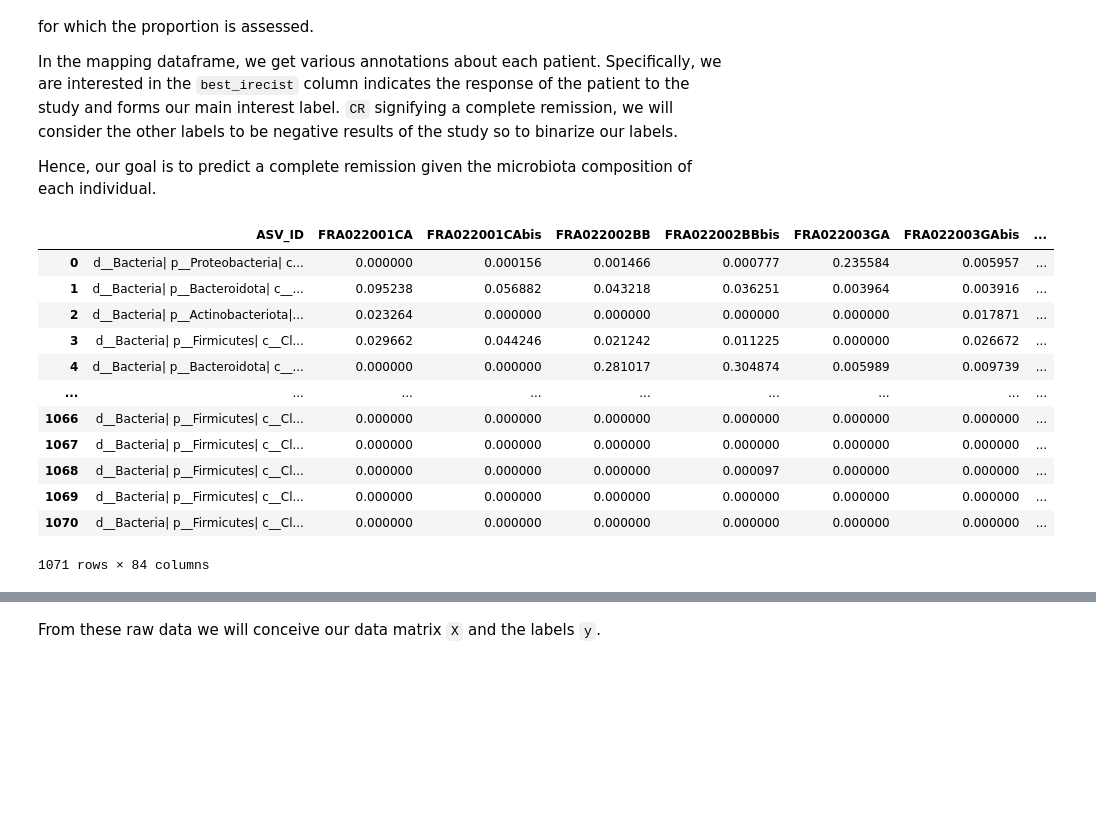
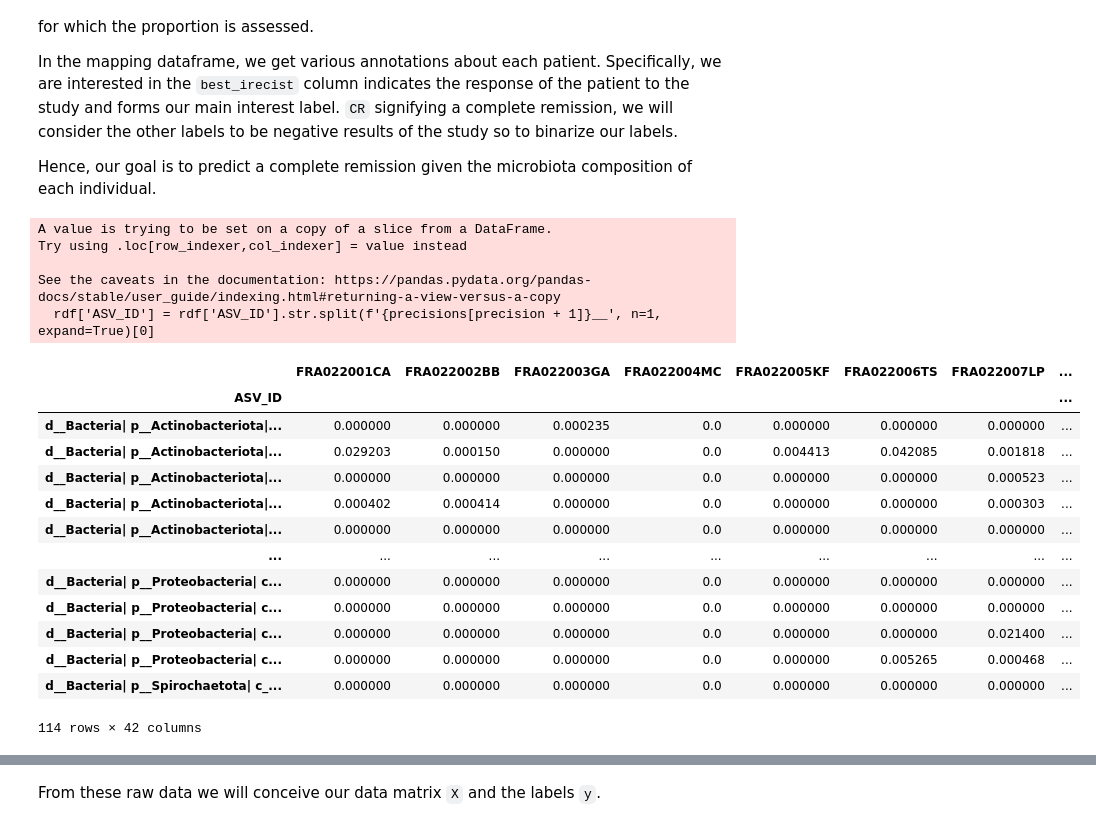
Before and after one commit to AlexandreChaussard/Stage-Microbiote, a Jupyter notebook: Expectation-Maximization/data_exploration.ipynb, the cells around one changed output, grey strips where cells are left out. Drawn from its saved outputs; the diff is of its cells as text; code cells hidden in the pictures; blank space fills up the shorter version.

```diff
--- a/Expectation-Maximization/data_exploration.ipynb
+++ b/Expectation-Maximization/data_exploration.ipynb
@@ -20,22 +20,28 @@ In the mapping dataframe, we get various annotations about each patient. Specifi
 
 Hence, our goal is to predict a complete remission given the microbiota composition of each individual.
 # %%
-df = dataloader.get_NIPICOL('src/data')
+df = dataloader.get_NIPICOL(4, 'src/data')
 df
 # %% [output]
+A value is trying to be set on a copy of a slice from a DataFrame.
+Try using .loc[row_indexer,col_indexer] = value instead
+
+See the caveats in the documentation: https://pandas.pydata.org/pandas-docs/stable/user_guide/indexing.html#returning-a-view-versus-a-copy
+  rdf['ASV_ID'] = rdf['ASV_ID'].str.split(f'{precisions[precision + 1]}__', n=1, expand=True)[0]
-|  | ASV_ID | FRA022001CA | FRA022001CAbis | FRA022002BB | FRA022002BBbis | FRA022003GA | FRA022003GAbis | ... |
-| 0 | d__Bacteria| p__Proteobacteria| c... | 0.000000 | 0.000156 | 0.001466 | 0.000777 | 0.235584 | 0.005957 | ... |
-| 1 | d__Bacteria| p__Bacteroidota| c__... | 0.095238 | 0.056882 | 0.043218 | 0.036251 | 0.003964 | 0.003916 | ... |
-| 2 | d__Bacteria| p__Actinobacteriota|... | 0.023264 | 0.000000 | 0.000000 | 0.000000 | 0.000000 | 0.017871 | ... |
-| 3 | d__Bacteria| p__Firmicutes| c__Cl... | 0.029662 | 0.044246 | 0.021242 | 0.011225 | 0.000000 | 0.026672 | ... |
-| 4 | d__Bacteria| p__Bacteroidota| c__... | 0.000000 | 0.000000 | 0.281017 | 0.304874 | 0.005989 | 0.009739 | ... |
+|  | FRA022001CA | FRA022002BB | FRA022003GA | FRA022004MC | FRA022005KF | FRA022006TS | FRA022007LP | ... |
+| ASV_ID |  |  |  |  |  |  |  | ... |
+| d__Bacteria| p__Actinobacteriota|... | 0.000000 | 0.000000 | 0.000235 | 0.0 | 0.000000 | 0.000000 | 0.000000 | ... |
+| d__Bacteria| p__Actinobacteriota|... | 0.029203 | 0.000150 | 0.000000 | 0.0 | 0.004413 | 0.042085 | 0.001818 | ... |
+| d__Bacteria| p__Actinobacteriota|... | 0.000000 | 0.000000 | 0.000000 | 0.0 | 0.000000 | 0.000000 | 0.000523 | ... |
+| d__Bacteria| p__Actinobacteriota|... | 0.000402 | 0.000414 | 0.000000 | 0.0 | 0.000000 | 0.000000 | 0.000303 | ... |
+| d__Bacteria| p__Actinobacteriota|... | 0.000000 | 0.000000 | 0.000000 | 0.0 | 0.000000 | 0.000000 | 0.000000 | ... |
 | ... | ... | ... | ... | ... | ... | ... | ... | ... |
-| 1066 | d__Bacteria| p__Firmicutes| c__Cl... | 0.000000 | 0.000000 | 0.000000 | 0.000000 | 0.000000 | 0.000000 | ... |
-| 1067 | d__Bacteria| p__Firmicutes| c__Cl... | 0.000000 | 0.000000 | 0.000000 | 0.000000 | 0.000000 | 0.000000 | ... |
-| 1068 | d__Bacteria| p__Firmicutes| c__Cl... | 0.000000 | 0.000000 | 0.000000 | 0.000097 | 0.000000 | 0.000000 | ... |
-| 1069 | d__Bacteria| p__Firmicutes| c__Cl... | 0.000000 | 0.000000 | 0.000000 | 0.000000 | 0.000000 | 0.000000 | ... |
-| 1070 | d__Bacteria| p__Firmicutes| c__Cl... | 0.000000 | 0.000000 | 0.000000 | 0.000000 | 0.000000 | 0.000000 | ... |
+| d__Bacteria| p__Proteobacteria| c... | 0.000000 | 0.000000 | 0.000000 | 0.0 | 0.000000 | 0.000000 | 0.000000 | ... |
+| d__Bacteria| p__Proteobacteria| c... | 0.000000 | 0.000000 | 0.000000 | 0.0 | 0.000000 | 0.000000 | 0.000000 | ... |
+| d__Bacteria| p__Proteobacteria| c... | 0.000000 | 0.000000 | 0.000000 | 0.0 | 0.000000 | 0.000000 | 0.021400 | ... |
+| d__Bacteria| p__Proteobacteria| c... | 0.000000 | 0.000000 | 0.000000 | 0.0 | 0.000000 | 0.005265 | 0.000468 | ... |
+| d__Bacteria| p__Spirochaetota| c_... | 0.000000 | 0.000000 | 0.000000 | 0.0 | 0.000000 | 0.000000 | 0.000000 | ... |
-1071 rows × 84 columns
+114 rows × 42 columns
 # %%
 mapping = dataloader.get_mapping_NIPICOL('src/data')
 mapping
```
Also changed, not shown: parts of 27 cells of this notebook, 3 other files.
